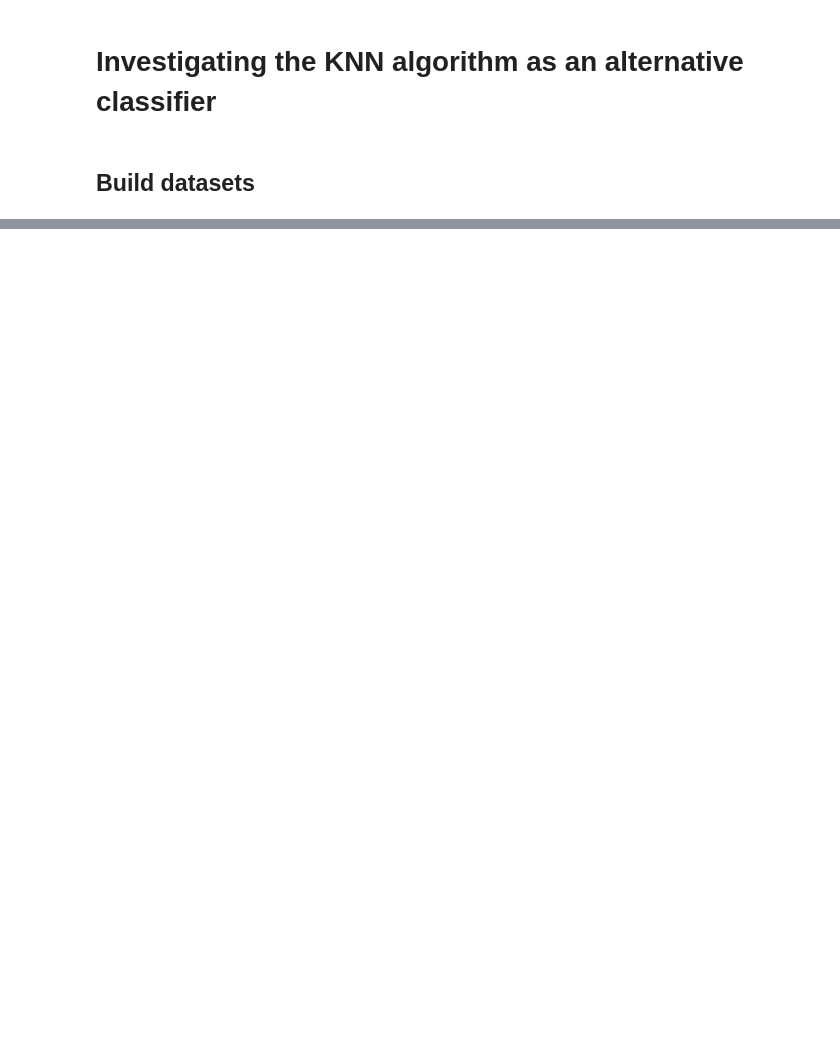
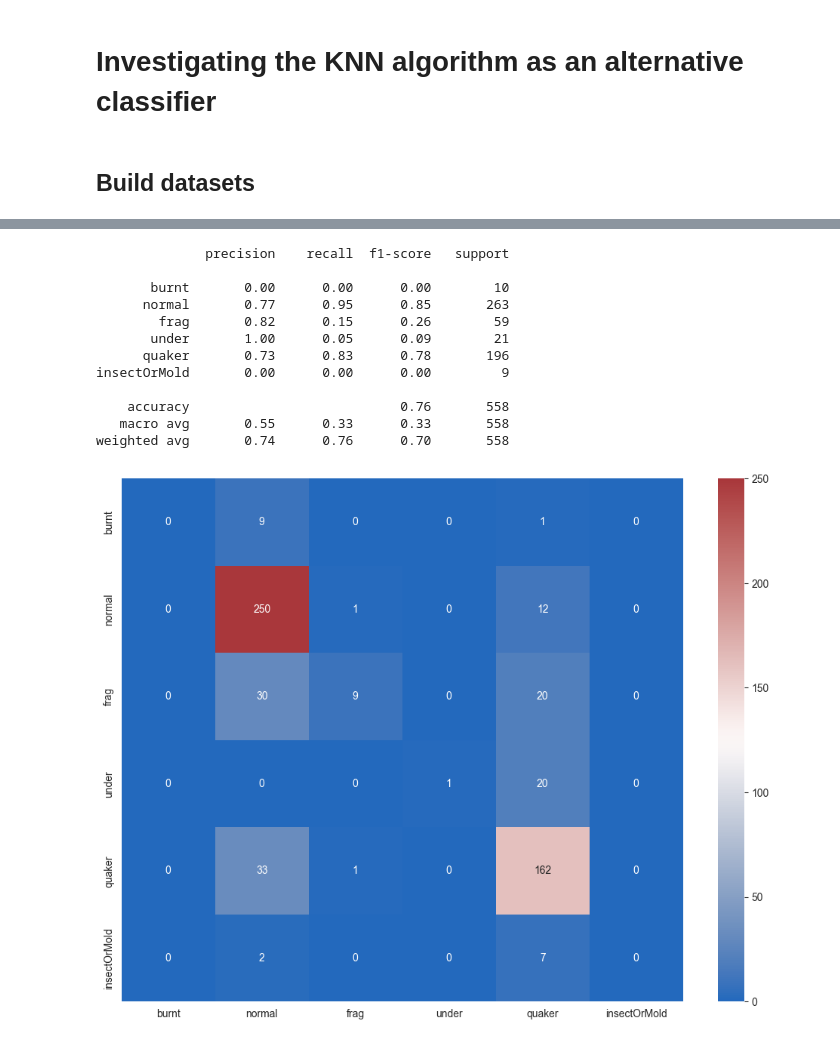
Before and after one commit to dont-text-me/PRBX-work, a Jupyter notebook: classifier-KNN.ipynb, the cells around one changed output, grey strips where cells are left out. Drawn from its saved outputs; the diff is of its cells as text; code cells hidden in the pictures; blank space fills up the shorter version.

```diff
--- a/classifier-KNN.ipynb
+++ b/classifier-KNN.ipynb
@@ -62,7 +62,7 @@ from sklearn.model_selection import train_test_split
 
 train, test = train_test_split(
     bean_annotations,
-    train_size=0.8,
+    test_size=0.2,
     random_state=42,  # for repeatability
     stratify=bean_annotations["defect_class"],
 )
@@ -71,7 +71,7 @@ from torch.utils.data import DataLoader, SubsetRandomSampler
 
 dataset = RoastDefectsDataset(
     csv_file="data/beans.csv",
-    root_dir="data/processed",
+    root_dir="data/processed-whitebg",
     transform=transform,
 )
 
@@ -161,5 +100,0 @@ for img in X_test:
-# %%
-knn = KNeighborsClassifier(n_neighbors=5)
-knn.fit(hog_features_train, y_train)
-preds = knn.predict(hog_features_test)
-print(classification_report(y_test, preds, zero_division=0))
@@ -202,0 +103,5 @@ sns.heatmap(
+# %%
+from skimage.exposure import histogram
+
+X_train_hists = [histogram(img.numpy(), nbins=32)[0] for img in X_train]
+X_test_hists = [histogram(img.numpy(), nbins=32)[0] for img in X_test]
@@ -202,0 +149,47 @@ sns.heatmap(
+# %%
+from torcheval.metrics import MulticlassConfusionMatrix
+import seaborn as sns
+import matplotlib.pyplot as plt
+
+knn = KNeighborsClassifier(n_neighbors=28, metric="manhattan")
+knn.fit(X_train_hists, y_train)
+preds = knn.predict(X_test_hists)
+print(
+    classification_report(
+        y_test, preds, zero_division=0, target_names=DEFECT_CLASSES.keys()
+    )
+)
+
+matrix = MulticlassConfusionMatrix(len(DEFECT_CLASSES))
+matrix.update(torch.tensor(preds), y_test)
+
+confs = matrix.compute()
+
+
+fig, ax = plt.subplots(figsize=(12, 9))
+sns.heatmap(
+    confs,
+    annot=True,  # write values in cells
+    cmap="vlag",
+    xticklabels=DEFECT_CLASSES.keys(),
+    yticklabels=DEFECT_CLASSES.keys(),
+    ax=ax,
+    fmt="g",  # annotate without using scientific notation
+)
+plt.savefig(
+    "trained-models/confusion-matrices/KNN-28-neighbor-manhattan-histogram-32bins-noNorm-dimred.png"
+)
+# %% [output]
+              precision    recall  f1-score   support
+
+       burnt       0.00      0.00      0.00        10
+      normal       0.77      0.95      0.85       263
+        frag       0.82      0.15      0.26        59
+       under       1.00      0.05      0.09        21
+      quaker       0.73      0.83      0.78       196
+insectOrMold       0.00      0.00      0.00         9
+
+    accuracy                           0.76       558
+   macro avg       0.55      0.33      0.33       558
+weighted avg       0.74      0.76      0.70       558
+[figure, added]
```
Also changed, not shown: parts of 8 cells of this notebook, 5 other files.
